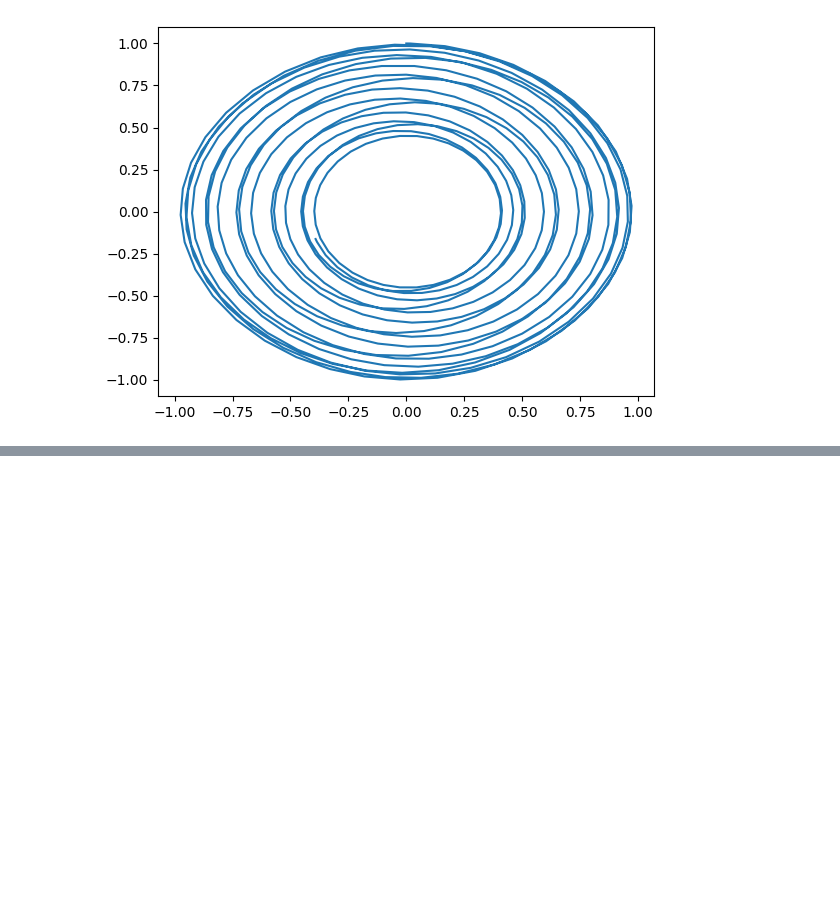
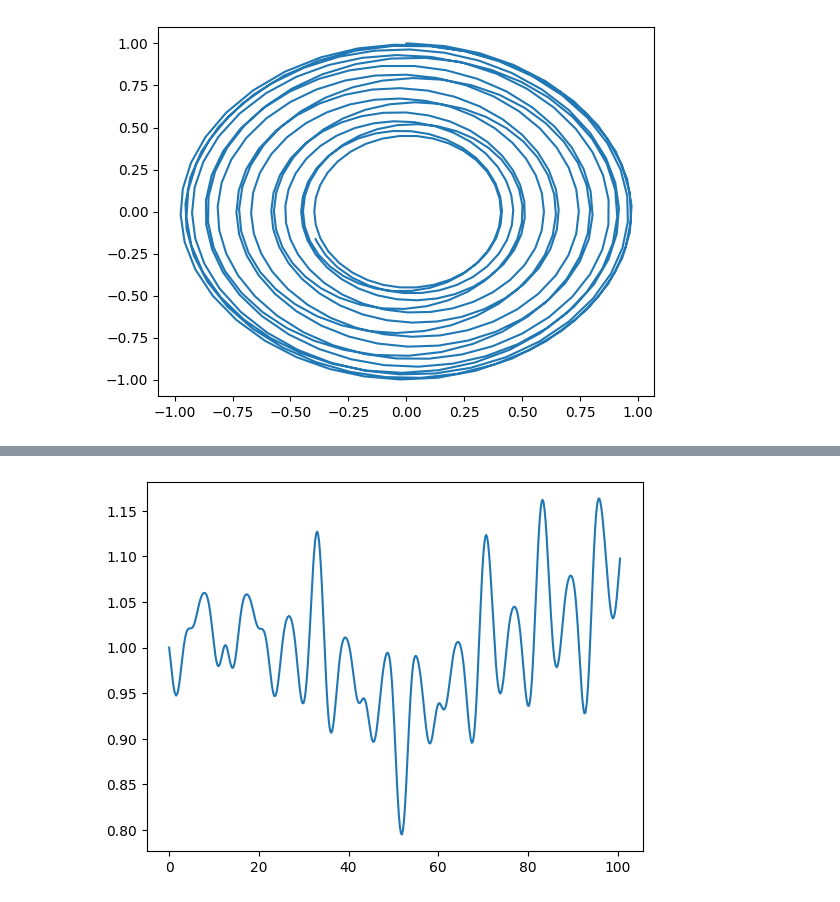
Before and after one commit to MuraSuu/Notebooks, a Jupyter notebook: PendulumOscillator.ipynb, the cells around one changed output, grey strips where cells are left out. Cells and saved outputs as stored; diff of their text form; code cells hidden in the pictures; blank space fills up the shorter version.

```diff
--- a/PendulumOscillator.ipynb
+++ b/PendulumOscillator.ipynb
@@ -8,6 +8,7 @@ omega = smp.symbols("ω")
 eps = smp.symbols("Ɛ")
 #variables
 q1, q2, p1, p2 = smp.symbols("q_1 q_2 p_1 p_2")
+theta, I = smp.symbols('θ I')
 # %% [markdown]
 $$
 H = \frac{p_1^2}{2} - cos(q_1) + \frac{1}{2}(p_2^2 + \omega^2 q_2^2) + \frac{\epsilon}{2} (q_1 - q_2)^2
@@ -21,5 +22,9 @@ This system in some cases behaves like the damped harmonic oscillator and the pe
 # %%
 H = (p1**2)/2 - smp.cos(q1) + 1/2*(p2**2 + omega**2 * q2**2) + (eps/2)*(q1 - q2)**2
+f = (p1**2)/2 - smp.cos(q1)
+g = I*omega
+h1 = (eps/2)*(q1 - smp.sqrt((2*I)/omega)*smp.sin(theta))**2
+h = f+g+h1
 # %%
 f1 = smp.lambdify((omega, eps, q1,q2,p1,p2),-H.diff(q1),"numpy") #p_dot
 f2 = smp.lambdify((omega, eps, q1,q2,p1,p2),-H.diff(q2),"numpy")
@@ -47 +63,24 @@ if solution.status == 0:
+# %%
+#defining the equations for the hamiltonian with action-angle variables.
+f1 = smp.lambdify((omega, eps, q1,theta,p1,I),-h.diff(q1),"numpy") #p_dot
+f2 = smp.lambdify((omega, eps, q1,theta,p1,I),-h.diff(theta),"numpy")
+f3 = smp.lambdify((omega, eps, q1,theta,p1,I), h.diff(p1),"numpy") #q_dot
+f4 = smp.lambdify((omega, eps, q1,theta,p1,I), h.diff(I),"numpy")
+
+def AA_equation(t,y, omega, eps):
+    q1, theta, p1, I = y
+    dp1 = f1(omega,eps,q1,theta,p1,I)
+    dI = f2(omega,eps,q1,theta,p1,I)
+    dq1 = f3(omega,eps,q1,theta,p1,I)
+    dtheta = f4(omega,eps,q1,theta,p1,I)
+    return [dq1, dtheta, dp1, dI]
+# %%
+t_span = (0,100)
+y0 = [-np.pi, 0, 0, 1]
+
+solution = solve_ivp(AA_equation, t_span, y0, args=[1, 1/100], rtol = 10e-8, atol = 10e-8)
+if solution.status == 0:
+    plt.plot(solution.y[1], solution.y[3])
+# %% [output]
+[figure, added]
 # %%
```
Also changed, not shown: parts of 8 cells of this notebook, 1 other file.
